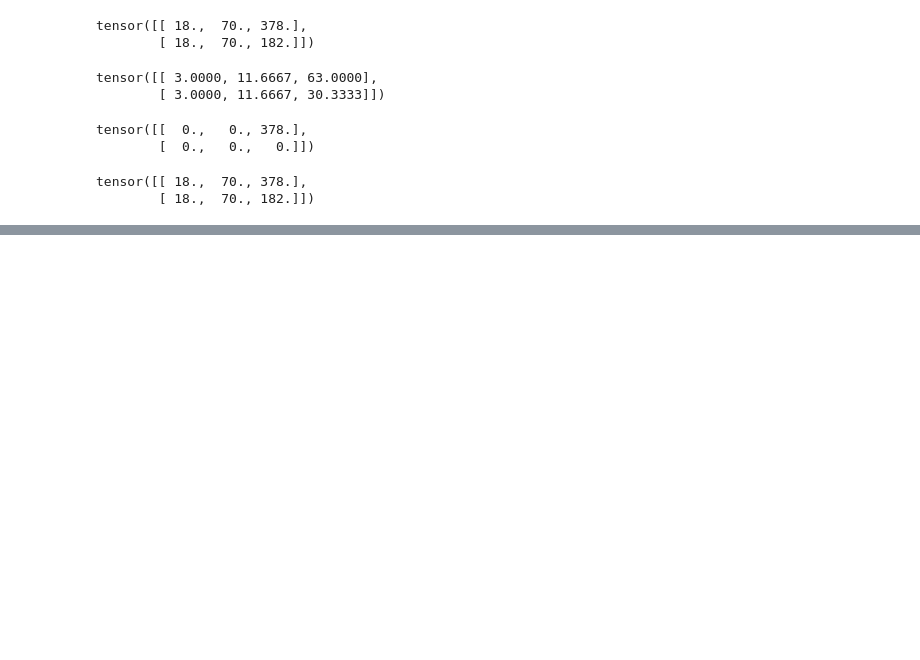
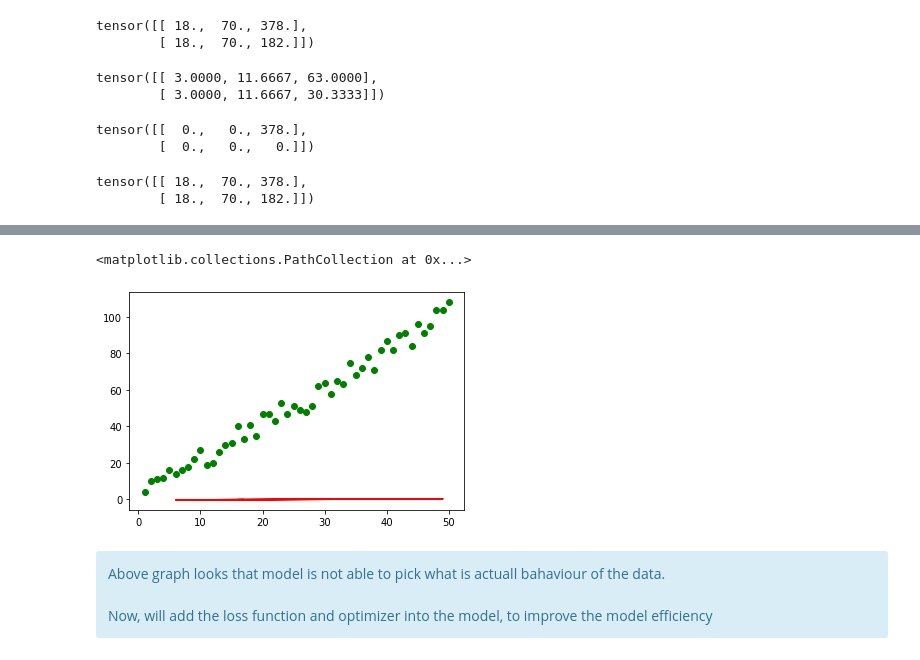
Before and after one commit to beingsantosh/Deep-Learning, a Jupyter notebook: pytorch/pytorch gradient.ipynb, the cells around one changed output, grey strips where cells are left out. Drawn from its saved outputs; the diff is of its cells as text; code cells hidden in the pictures; blank space fills up the shorter version.

```diff
--- a/pytorch/pytorch gradient.ipynb
+++ b/pytorch/pytorch gradient.ipynb
@@ -156,0 +211,9 @@ tensor([[ 18.,  70., 378.],
+# %%
+class Model(nn.Module):
+    def __init__(self, in_features, out_features):
+        super().__init__()
+        self.linear = nn.Linear(in_features, out_features)
+
+    def forward(self, x):
+        y_pred = self.linear(x)
+        return y_pred
@@ -156,0 +270,7 @@ tensor([[ 18.,  70., 378.],
+# %%
+torch.manual_seed(71)
+
+model = Model(1,1)
+
+for name, param in model.named_parameters():
+    print(name, '\t\n' , param,'\t\n')
@@ -156,0 +285,17 @@ tensor([[ 18.,  70., 378.],
+# %%
+torch.manual_seed(19)
+x_test = torch.randint(1,50,(10,1), dtype=torch.float)
+# %%
+y_pred = model.forward(x_test)
+# %%
+plt.plot(x_test.numpy(), y_pred.detach().numpy(), 'r')
+plt.scatter(X.numpy(), y.numpy(), c = 'g')
+# %% [output]
+<matplotlib.collections.PathCollection at 0x...>
+[figure, added]
+# %% [markdown]
+<div class="alert alert-info">
+    Above graph looks that model is not able to pick what is actuall bahaviour of the data.
+       <br><br>
+        Now, will add the loss function and optimizer into the model, to improve the model efficiency
+</div>
```
Also changed, not shown: parts of 24 cells of this notebook, 3 other files.
